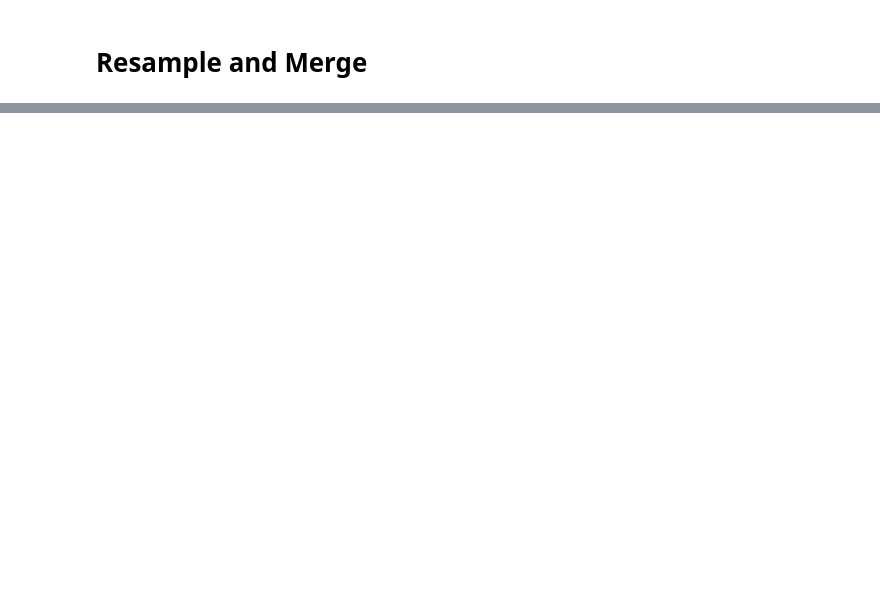
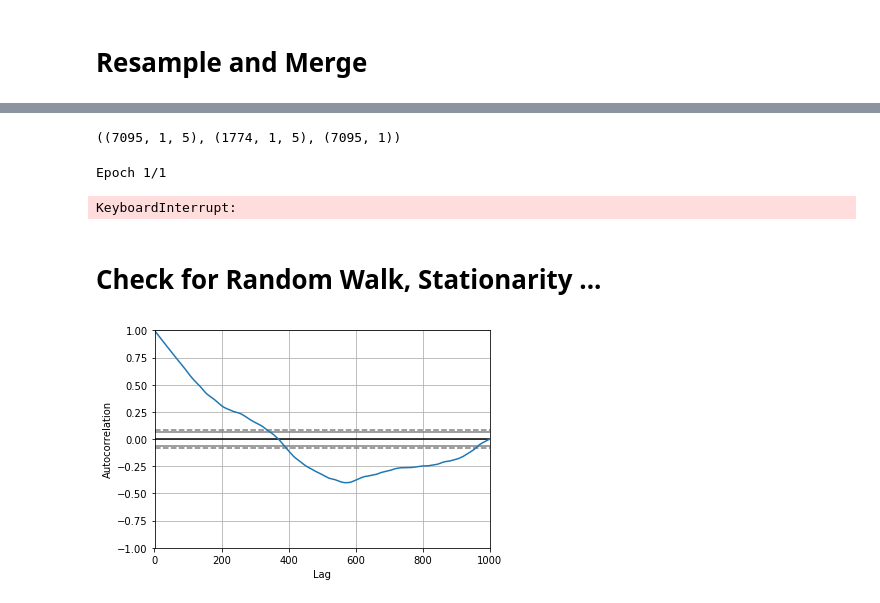
Before and after one commit to GeorgesAlkhouri/golddust, a Jupyter notebook: jupyter/BTW.ipynb, the cells around one changed output, grey strips where cells are left out. Cells and saved outputs as stored; diff of their text form; code cells hidden in the pictures; blank space fills up the shorter version.

Commit message:
[ADD] Finished creating data for nn

```diff
--- a/jupyter/BTW.ipynb
+++ b/jupyter/BTW.ipynb
@@ -290,0 +303,46 @@ d[0:2]
+# %%
+data = data[['humidity', 'temperature', 'P1']]
+data = series_to_supervised(data, n_in=1, n_out=1, dropnan=True)
+# %%
+
+X = data[['var1(t-1)', 'var2(t-1)', 'var3(t-1)', 'var1(t)', 'var2(t)']]
+y = data[['var3(t)']]
+
+X_train, X_test, y_train, y_test = train_test_split(X.values,y.values, test_size=0.2, shuffle=False)
+X_train = X_train.reshape(X_train.shape[0], 1, X_train.shape[1])
+X_test = X_test.reshape(X_test.shape[0], 1, X_test.shape[1])
+X_train.shape, X_test.shape, y_train.shape
+# %% [output]
+((7095, 1, 5), (1774, 1, 5), (7095, 1))
+# %%
+def create_model(batch_size):
+    inp = Input(batch_shape=(batch_size,1,5))
+    x = GRU(10, stateful=True)(inp)
+    x = Dense(1)(x)
+
+    model = Model(inp, x)
+    model.compile(loss='mean_squared_error', optimizer='adam')
+    return model
+
+train_model = create_model(5)
+test_model = create_model(2)
+
+results = []
+
+for i in range(2):
+    train_model.fit(X_train, y_train, epochs=1, shuffle=False, batch_size=5)
+    train_model.reset_states()
+
+    test_model.set_weights(train_model.get_weights())
+    res = test_model.evaluate(X_test, y_test, batch_size=2)
+    print(res)
+    results.append(res)
+
+
+# fit network
+#for i in range(n_epoch):
+#model.fit(X, y, epochs=1, batch_size=n_batch, verbose=1, shuffle=False)
+#model.reset_states()
+# %% [output]
+Epoch 1/1
+KeyboardInterrupt:
@@ -290,0 +351,17 @@ d[0:2]
+# %% [markdown]
+# Check for Random Walk, Stationarity ...
+# %%
+
+
+seed(1)
+random_walk = list()
+random_walk.append(-1 if random() < 0.5 else 1)
+for i in range(1, 1000):
+    movement = -1 if random() < 0.5 else 1
+    value = random_walk[i-1] + movement
+    random_walk.append(value)
+#pyplot.plot(random_walk)
+autocorrelation_plot(random_walk)
+pyplot.show()
+# %% [output]
+[figure, added]
```
Also changed, not shown: parts of 27 cells of this notebook.
